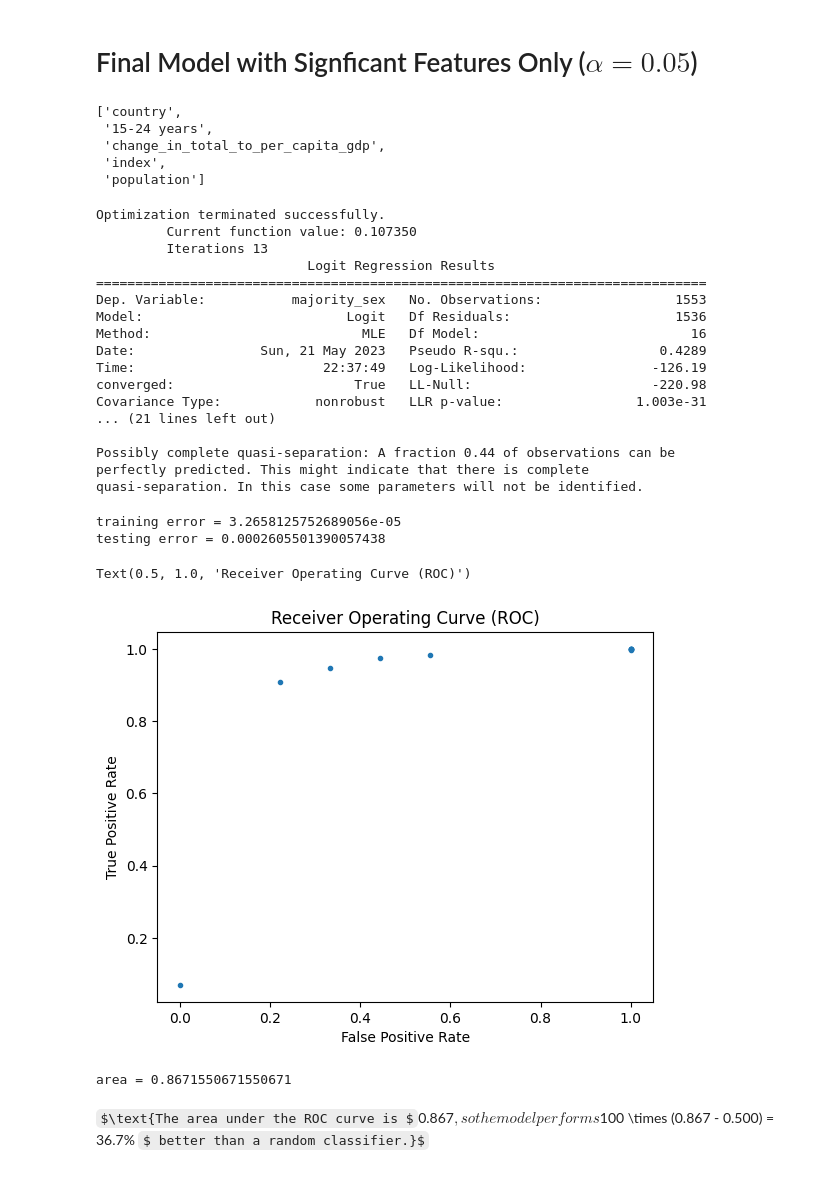
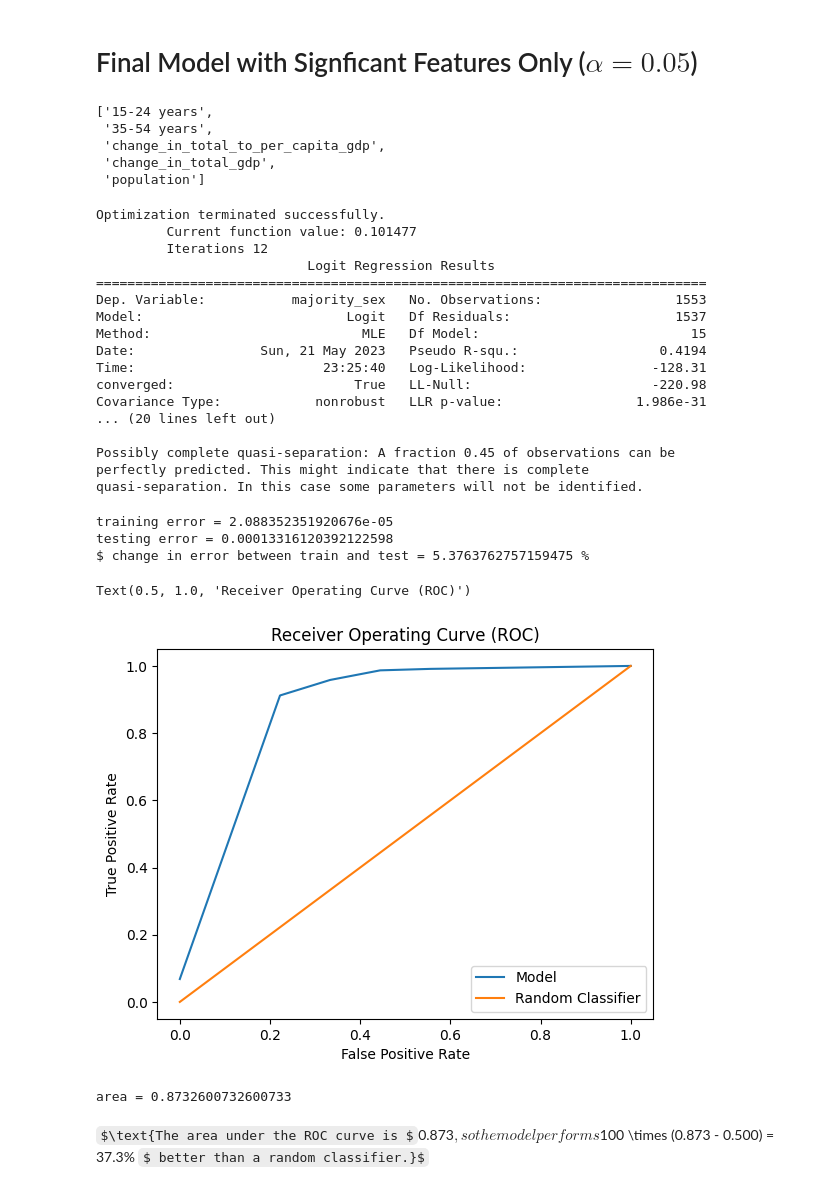
Before and after one commit to duggi28/Suicide-Sex-Classifier, a Jupyter notebook: Suicide_Sex_Classifier.ipynb, the cells around one changed output. Cells and saved outputs as stored; diff of their text form; code cells hidden in the pictures; some formulas as TeX source.

```diff
--- a/Suicide_Sex_Classifier.ipynb
+++ b/Suicide_Sex_Classifier.ipynb
@@ -363,7 +363,7 @@ type(dict_age_3['Albania']['key'])
 int
 # %%
 y = df_age_2['majority_sex']
-features = df_age_2.drop(columns=['majority_sex','suicides_no','suicides/100k pop','male','female','male_suicide_percentage','female_suicide_percentage']).columns[:]
+features = df_age_2.drop(columns=['index','majority_sex','suicides_no','suicides/100k pop','male','female','male_suicide_percentage','female_suicide_percentage']).columns[:]
 df_age_4 = df_age_2.copy()
 for i in range(len(df_age_2)):
   df_age_4['country'][i] = float(dict_age_3[df_age_2['country'][i]]['key'])
@@ -444,10 +444,10 @@ significant_covariates_test
 sig_features = list(set(significant_covariates).union(set(significant_covariates_test)))
 sig_features
 # %% [output]
-['country',
- '15-24 years',
+['15-24 years',
+ '35-54 years',
  'change_in_total_to_per_capita_gdp',
- 'index',
+ 'change_in_total_gdp',
  'population']
 # %%
 X_train, X_test, y_train, y_test = train_test_split(X[sig_features], y, test_size=0.2, random_state=1)
@@ -456,20 +456,20 @@ model3 = sm.Logit(y_train,X_train).fit()
 print(model.summary())
 # %% [output]
 Optimization terminated successfully.
-         Current function value: 0.107350
-         Iterations 13
+         Current function value: 0.101477
+         Iterations 12
                            Logit Regression Results
 ==============================================================================
 Dep. Variable:           majority_sex   No. Observations:                 1553
-Model:                          Logit   Df Residuals:                     1536
-Method:                           MLE   Df Model:                           16
-Date:                Sun, 21 May 2023   Pseudo R-squ.:                  0.4289
-Time:                        22:37:49   Log-Likelihood:                -126.19
+Model:                          Logit   Df Residuals:                     1537
+Method:                           MLE   Df Model:                           15
+Date:                Sun, 21 May 2023   Pseudo R-squ.:                  0.4194
+Time:                        23:25:40   Log-Likelihood:                -128.31
 converged:                       True   LL-Null:                       -220.98
-Covariance Type:            nonrobust   LLR p-value:                 1.003e-31
-... (21 lines left out)
+Covariance Type:            nonrobust   LLR p-value:                 1.986e-31
+... (20 lines left out)
 
-Possibly complete quasi-separation: A fraction 0.44 of observations can be
+Possibly complete quasi-separation: A fraction 0.45 of observations can be
 perfectly predicted. This might indicate that there is complete
 quasi-separation. In this case some parameters will not be identified.
 # %%
@@ -478,37 +478,42 @@ yhat_train = model3.predict(X_train)
 print('training error =', np.mean(yhat_train - y_train)**2)
 yhat_test = model3.predict(X_test)
 print('testing error =', np.mean(yhat_test - y_test)**2)
+print('$ change in error between train and test =', ( np.mean(yhat_test - y_test)**2 - np.mean(yhat_train - y_train)**2)/ np.mean(yhat_train - y_train)**2,'%')
 # %% [output]
-training error = 3.2658125752689056e-05
-testing error = 0.0002605501390057438
+training error = 2.088352351920676e-05
+testing error = 0.00013316120392122598
+$ change in error between train and test = 5.3763762757159475 %
 # %%
-thresholds = [0, 0.1, 0.2, 0.3, 0.4, 0.5, 0.6, 0.7, 0.8, 0.9, 1]
+step = 0.1
+thresholds = list(np.arange(0,1.0+step,step)) #[0, 0.1, 0.2, 0.3, 0.4, 0.5, 0.6, 0.7, 0.8, 0.9, 1]
 positives = len(X_test[y_test==1])
 negatives = len(X_test[y_test==0])
 class_rates = {}
 for threshold in thresholds:
   predictions = model3.predict(X_test)
   predictions = predictions.map(lambda x: 1 if x>= threshold else 0)
   true_pos = (y_test==1) & (predictions==y_test)
   false_pos = (y_test==0) & (predictions!=y_test)
   tp = len(X_test[true_pos])
   fp = len(X_test[false_pos])
   class_rates[threshold] = {'FPR':(fp/negatives)*1.0,'TPR': (tp/positives)*1.0}
 class_rates = pd.DataFrame(list(class_rates.values()))
 class_rates['threshold'] = thresholds
 # display(class_rates)
-plt.plot(class_rates['FPR'],class_rates['TPR'],'.',)
+plt.plot(class_rates['FPR'],class_rates['TPR'],label = True)
+plt.plot(class_rates['FPR'], class_rates['FPR'], label = True)
+plt.legend(['Model','Random Classifier'])
 plt.xlabel('False Positive Rate')
 plt.ylabel('True Positive Rate')
 plt.title('Receiver Operating Curve (ROC)')
 # %% [output]
 Text(0.5, 1.0, 'Receiver Operating Curve (ROC)')
-[figure, old version]
+[figure, new version]
 # %%
 from sklearn.metrics import auc
 area = auc(class_rates['FPR'],class_rates['TPR'])
 print("area =", area)
 # %% [output]
-area = 0.8671550671550671
+area = 0.8732600732600733
 # %% [markdown]
-$\text{The area under the ROC curve is $0.867$, so the model performs $100 \times (0.867 - 0.500) = 36.7\% $ better than a random classifier.}$
+$\text{The area under the ROC curve is $0.873$, so the model performs $100 \times (0.873 - 0.500) = 37.3\% $ better than a random classifier.}$
```
Also changed, not shown: parts of 5 cells of this notebook.
